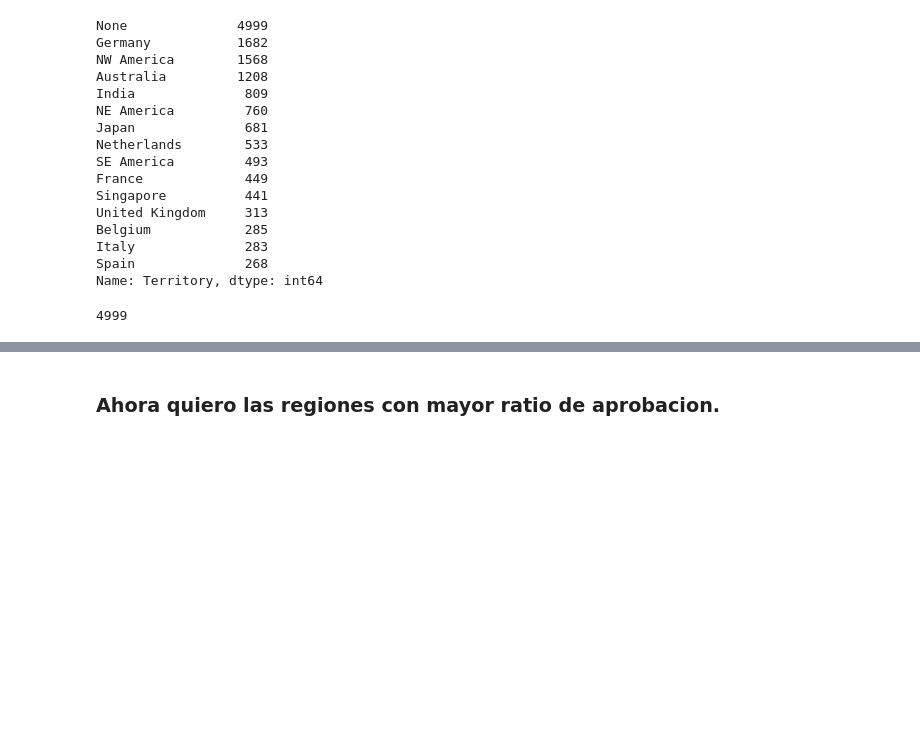
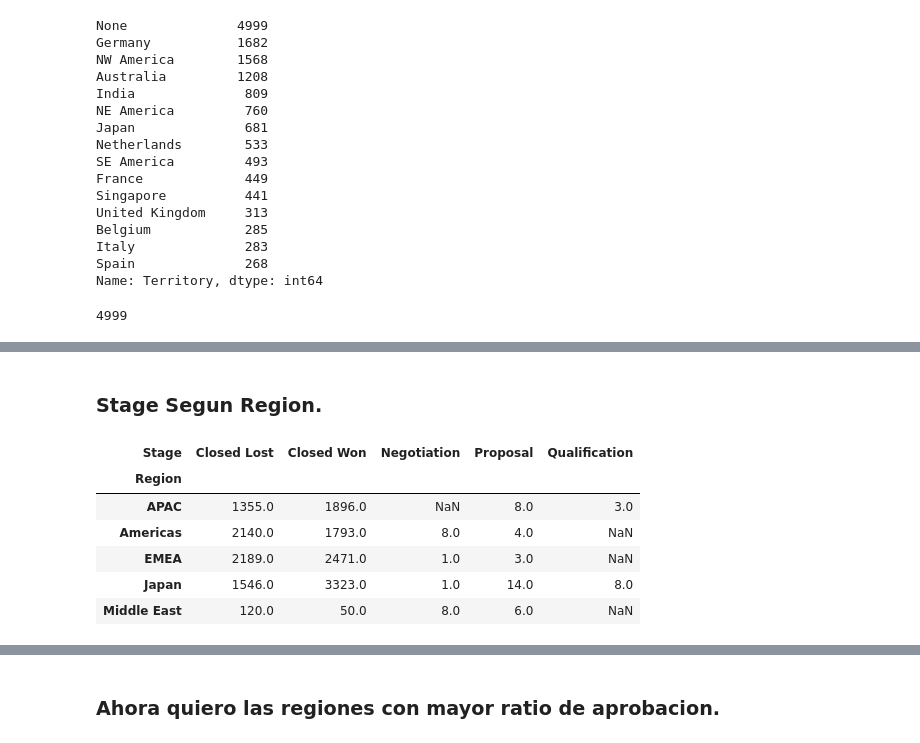
Before and after one commit to RiedelNicolas/75.06-2C2020-TP1, a Jupyter notebook: AnalisisGeografico.ipynb, the cells around one changed output, grey strips where cells are left out. Drawn from its saved outputs; the diff is of its cells as text; code cells hidden in the pictures; blank space fills up the shorter version.

```diff
--- a/AnalisisGeografico.ipynb
+++ b/AnalisisGeografico.ipynb
@@ -175,0 +192,14 @@ plt.show()
+# %% [markdown]
+### Stage Segun Region.
+# %%
+region = datos[ ['Region', 'Stage'] ]
+# %%
+region.pivot_table(index = 'Region', columns = 'Stage', aggfunc='size')
+# %% [output]
+| Stage | Closed Lost | Closed Won | Negotiation | Proposal | Qualification |
+| Region |  |  |  |  |  |
+| APAC | 1355.0 | 1896.0 | NaN | 8.0 | 3.0 |
+| Americas | 2140.0 | 1793.0 | 8.0 | 4.0 | NaN |
+| EMEA | 2189.0 | 2471.0 | 1.0 | 3.0 | NaN |
+| Japan | 1546.0 | 3323.0 | 1.0 | 14.0 | 8.0 |
+| Middle East | 120.0 | 50.0 | 8.0 | 6.0 | NaN |
```
Also changed, not shown: parts of 7 cells of this notebook.
